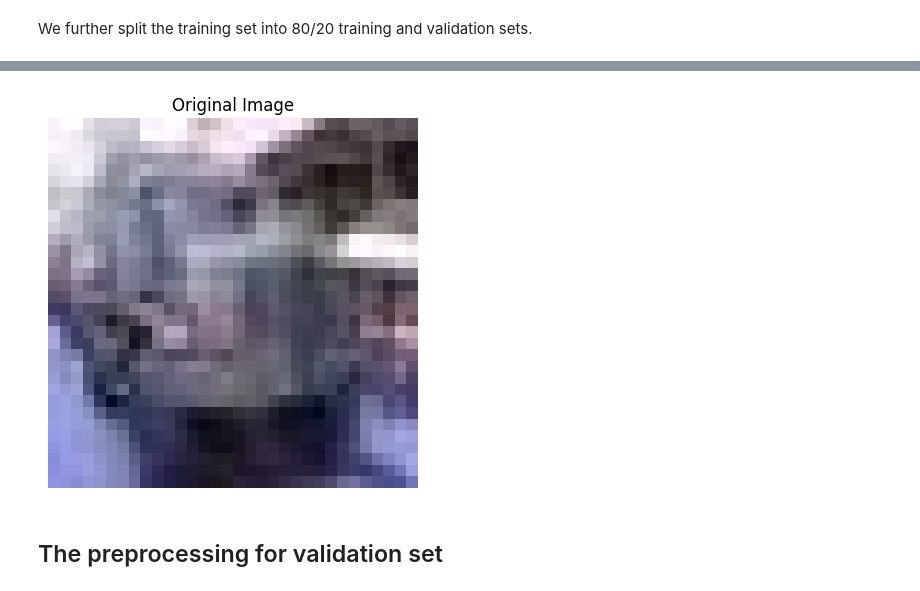
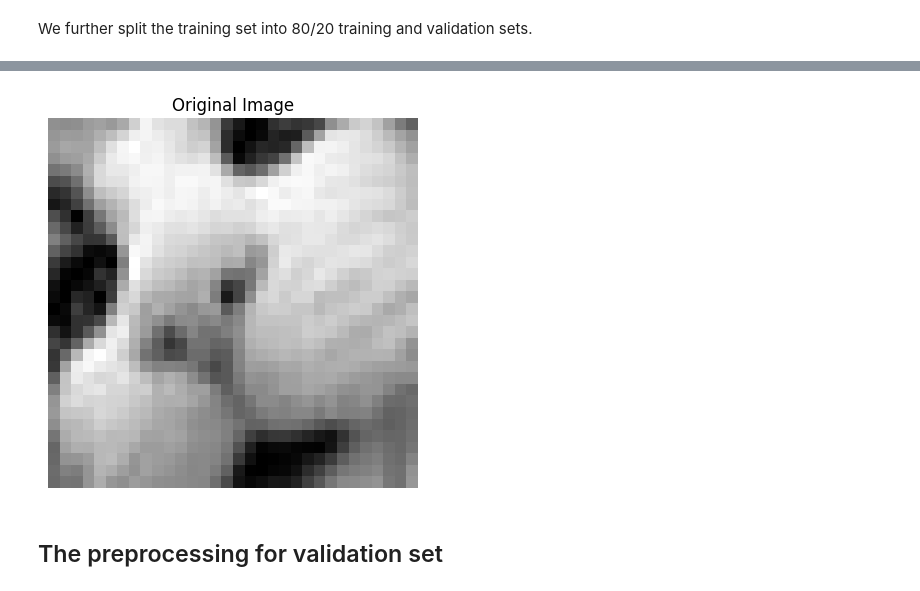
Before and after one commit to stefsyrsiri/synthetic-image-detection, a Jupyter notebook: report.ipynb, the cells around one changed output, grey strips where cells are left out. Saved outputs shown, nothing was run; the diff lists cells and outputs as text; code cells hidden in the pictures.

```diff
--- a/report.ipynb
+++ b/report.ipynb
@@ -223,9 +223,16 @@ ultimately improving the model's performance and ensuring robustness.
 # %% [markdown]
 We further split the training set into 80/20 training and validation sets.
 # %%
+ # train_set= reduced_dataset αυτο το βαζουμε για να διαβαζει καθε φορα το αρχικό train dataset και να κανει το split ,
+#γιατι αν το τρεξουμε παραπανω απο μια φορές χωρις να του εχουμε δηλώσει
+#train_set= reduced_dataset τοτε κανει split το Train που ηδη εχει γινει split
+
+train_set= reduced_dataset
+
 len_img=len(train_set)
 len_train=int(0.8*len_img)
 len_val=len_img-len_train
+
 
 # Split Pytorch tensor
 train_set,val_set=random_split(train_set,
@@ -240,16 +298,16 @@ Validation set size: 20000
 # %%
-img, label = val_set[2] # TO-DO: Can we pick the image of a cat?
+img, label = train_set[63] # TO-DO: Can we pick the image of a cat?
 
 # Convert PIL Image to numpy array
 img_np = np.array(img)
 
 # Visualize the original image
 plt.imshow(img_np)
 plt.axis('off')
 plt.title("Original Image")
 plt.show()
 # %% [output]
-[figure, old version]
+[figure, new version]
 # %% [markdown]
 ## The preprocessing for validation set
 # %%
```
Also changed, not shown: parts of 4 cells of this notebook.
